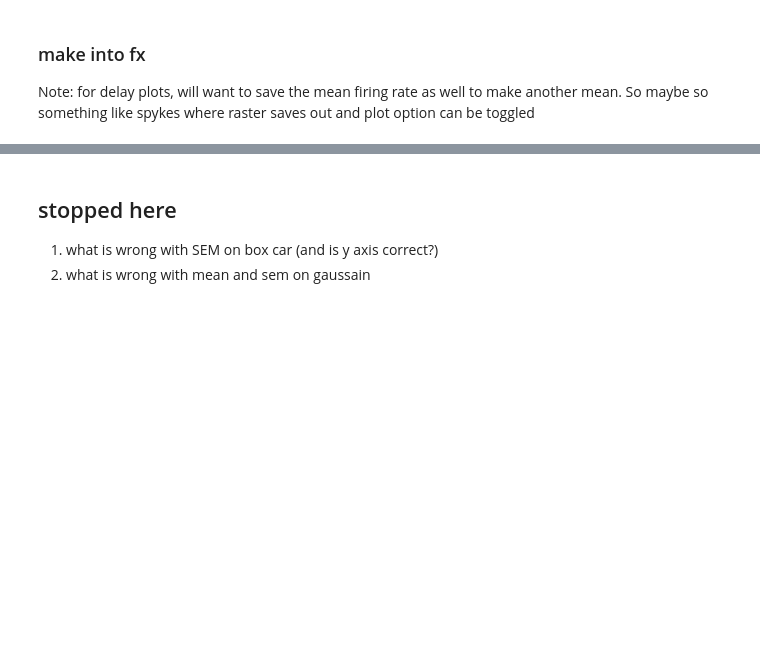
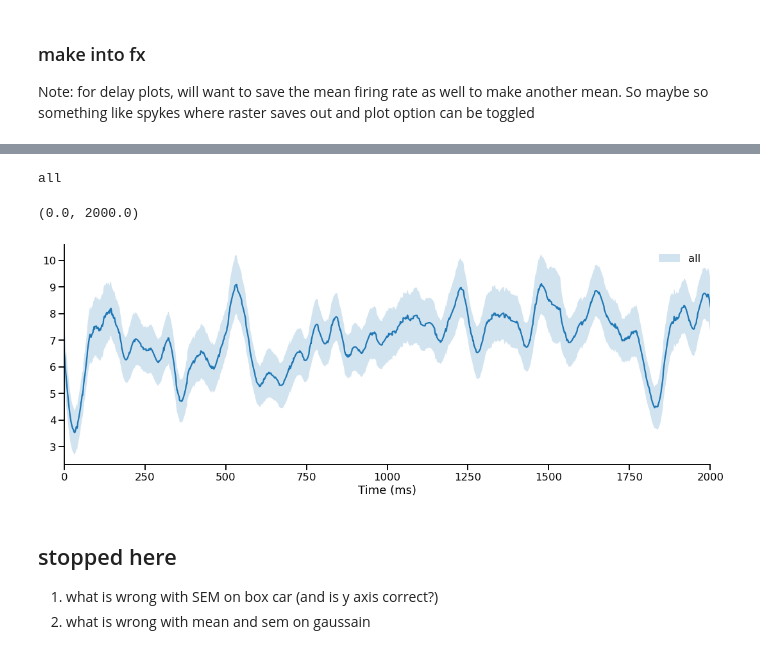
Before and after one commit to Brody-Lab/jbreda_PWM_mPFC_analysis, a Jupyter notebook: event_centering.ipynb, the cells around one changed output, grey strips where cells are left out. Cells and saved outputs as stored; diff of their text form; code cells hidden in the pictures; blank space fills up the shorter version.

```diff
--- a/event_centering.ipynb
+++ b/event_centering.ipynb
@@ -169,3 +186,35 @@ all
+# %%
+fig, ax = plt.subplots(figsize = (15, 6))
+g = PSTH_gaussain(sess_aligned[n], align_windows, 'delay2s', beh_df_2s, sigma=0.5 )
+
+PSTH =g
+
+for cond_id in PSTH['mean'].keys():
+    print(cond_id)
+    ax.plot(PSTH['time'][0], PSTH['mean'][cond_id])
+    ax.fill_between(PSTH['time'][0], PSTH['mean'][cond_id] - PSTH['sem'][cond_id],
+                    PSTH['mean'][cond_id] + PSTH['sem'][cond_id], alpha = 0.2,label = cond_id )
+
+# aestetics
+# plt.axvspan(0,400, alpha = 0.2, color = 'grey')
+# plt.axvspan(0,0.000001, color = 'black')
+ax.set(xlabel = "Time (ms)")
+plt.legend(frameon=False)
+sns.despine()
+plt.tight_layout()
+plt.xlim(0,2000)
+
+# scale = 0.1
+# y_min = (1.0 - scale) * np.nanmin([np.min(PSTH['mean'][psth_idx])
+#             for psth_idx in PSTH['data'].keys()])
+# y_max = (1.0 + scale) * np.nanmax([np.max(PSTH['mean'][psth_idx])
+#             for psth_idx in PSTH['data'].keys()])
+
+# ax.set_ylim([y_min, y_max])
+# %% [output]
+all
+(0.0, 2000.0)
+[figure, added]
 # %% [markdown]
 ## stopped here
 1. what is wrong with SEM on box car (and is y axis correct?)
```
Also changed, not shown: parts of 9 cells of this notebook, 1 other file.
